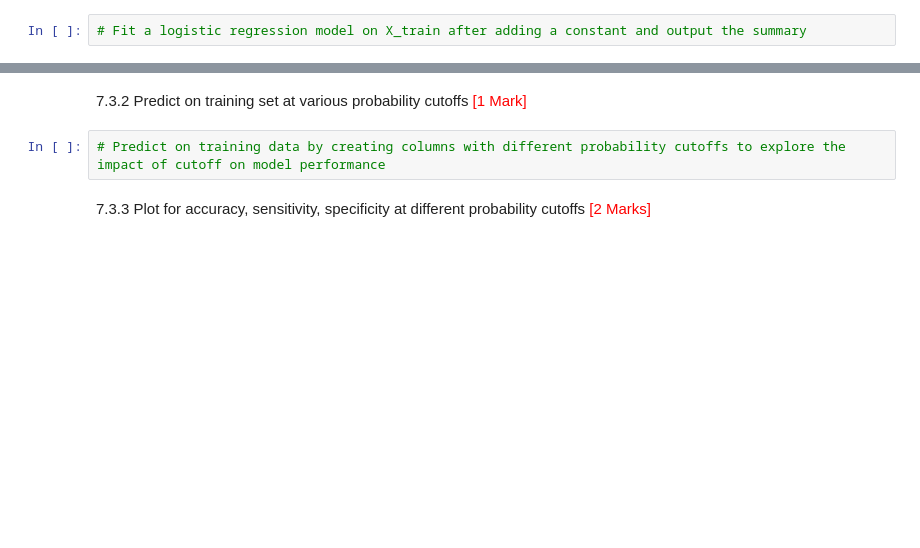
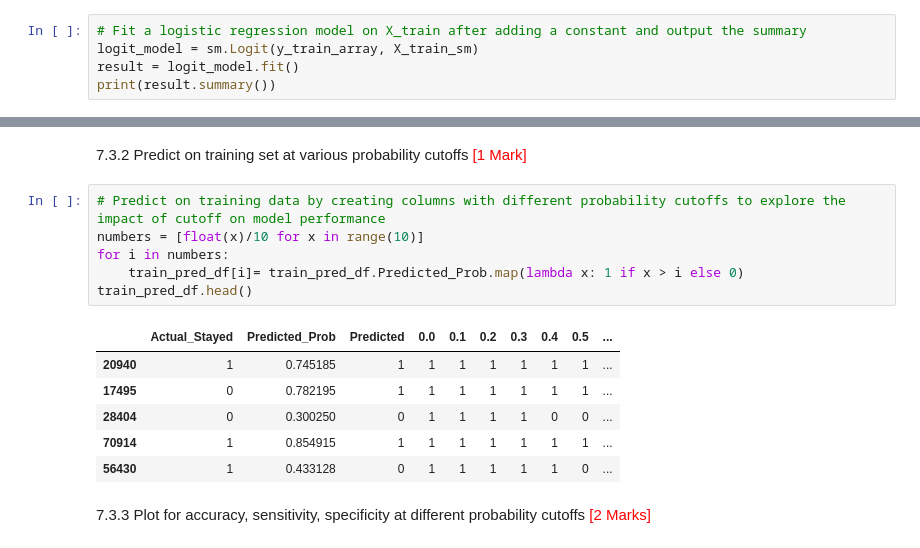
Before and after one commit to DurgaPrasad-237/logistic_regression_assignment, a Jupyter notebook: Predicting_Employee_Retention_Starter.ipynb, the cells around one changed output, grey strips where cells are left out. Saved outputs shown, nothing was run; the diff lists cells and outputs as text; blank space fills up the shorter version.

```diff
--- a/Predicting_Employee_Retention_Starter.ipynb
+++ b/Predicting_Employee_Retention_Starter.ipynb
@@ -790,3 +818,6 @@ Now that you have selected the variables through RFE, use these features to buil
 7.2.3 Fit logistic regression model <font color="red">[3 Marks]</font>
 # %%
 # Fit a logistic regression model on X_train after adding a constant and output the summary
+logit_model = sm.Logit(y_train_array, X_train_sm)
+result = logit_model.fit()
+print(result.summary())
@@ -872,5 +1021,16 @@ Check sensitivity and specificity tradeoff to find the optimal cutoff point.
 7.3.2 Predict on training set at various probability cutoffs <font color="red">[1 Mark]</font>
 # %%
 # Predict on training data by creating columns with different probability cutoffs to explore the impact of cutoff on model performance
+numbers = [float(x)/10 for x in range(10)]
+for i in numbers:
+    train_pred_df[i]= train_pred_df.Predicted_Prob.map(lambda x: 1 if x > i else 0)
+train_pred_df.head()
+# %% [output]
+|  | Actual_Stayed | Predicted_Prob | Predicted | 0.0 | 0.1 | 0.2 | 0.3 | 0.4 | 0.5 | ... |
+| 20940 | 1 | 0.745185 | 1 | 1 | 1 | 1 | 1 | 1 | 1 | ... |
+| 17495 | 0 | 0.782195 | 1 | 1 | 1 | 1 | 1 | 1 | 1 | ... |
+| 28404 | 0 | 0.300250 | 0 | 1 | 1 | 1 | 1 | 0 | 0 | ... |
+| 70914 | 1 | 0.854915 | 1 | 1 | 1 | 1 | 1 | 1 | 1 | ... |
+| 56430 | 1 | 0.433128 | 0 | 1 | 1 | 1 | 1 | 1 | 0 | ... |
 # %% [markdown]
 7.3.3 Plot for accuracy, sensitivity, specificity at different probability cutoffs <font color="red">[2 Marks]</font>
```
Also changed, not shown: parts of 58 cells of this notebook.
